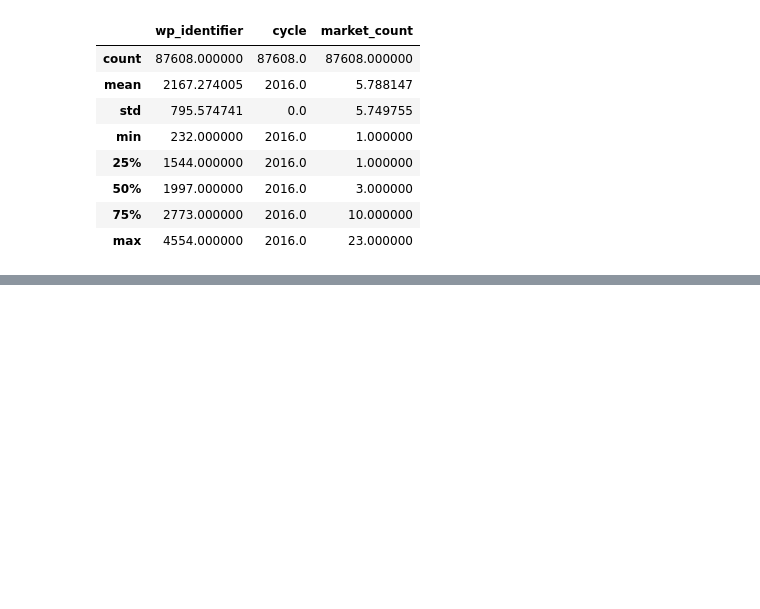
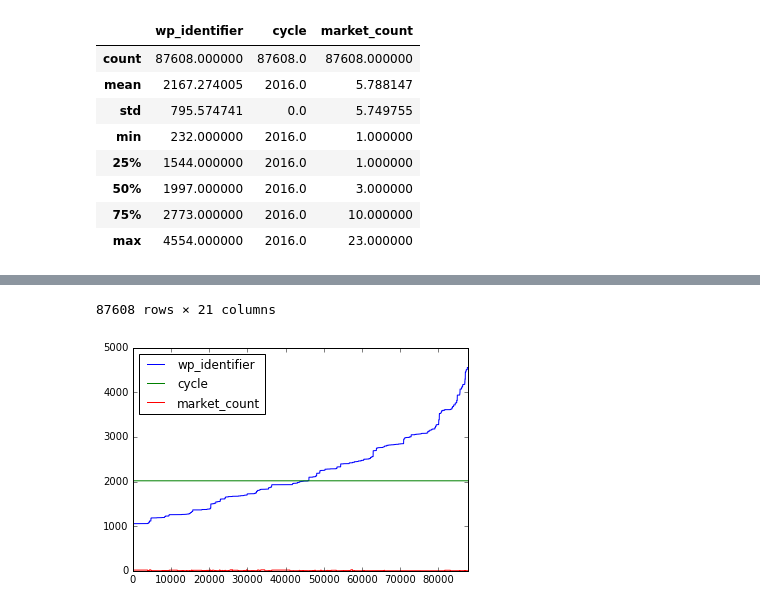
Before and after one commit to CHABOBO/project_ad_el_archive, a Jupyter notebook: project_2_read.ipynb, the cells around one changed output, grey strips where cells are left out. Cells and saved outputs as stored; diff of their text form; code cells hidden in the pictures; blank space fills up the shorter version.

```diff
--- a/project_2_read.ipynb
+++ b/project_2_read.ipynb
@@ -200,0 +279,6 @@ data_dict_pol_ad
+# %%
+%matplotlib inline
+df.plot()
+df.fillna(0, inplace = True)
+df.sortlevel(1)
+# %% [output]
@@ -200,0 +302,2 @@ data_dict_pol_ad
+87608 rows × 21 columns
+[figure, added]
```
Also changed, not shown: parts of 15 cells of this notebook.
